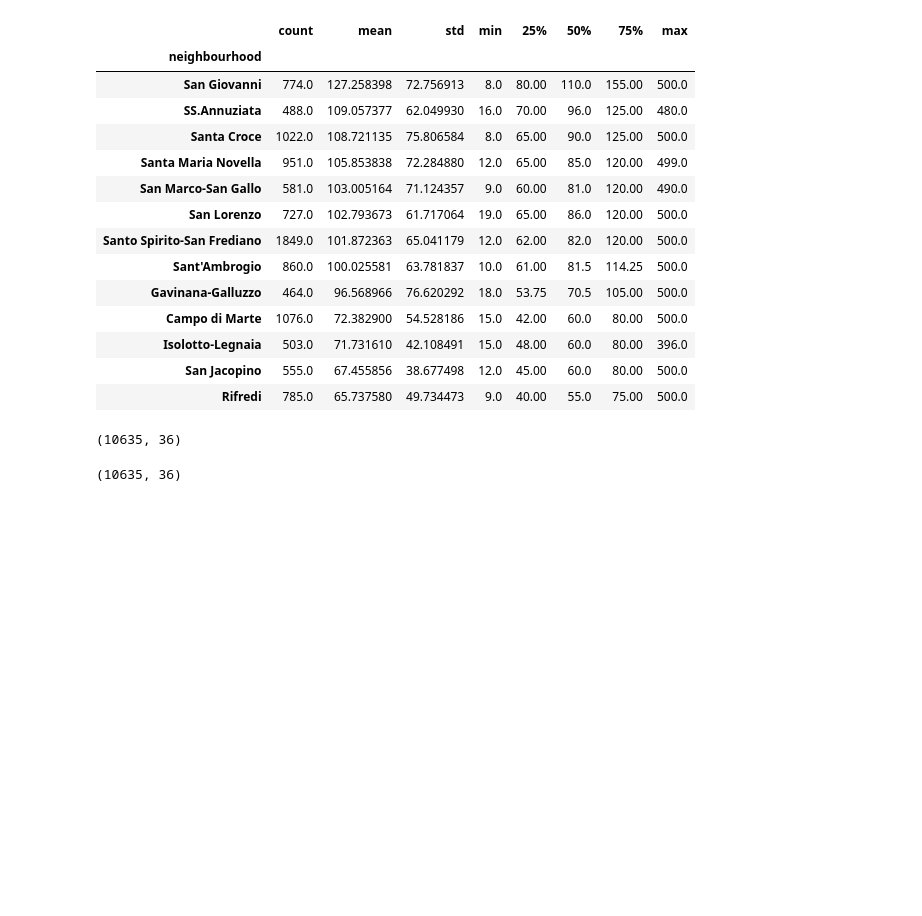
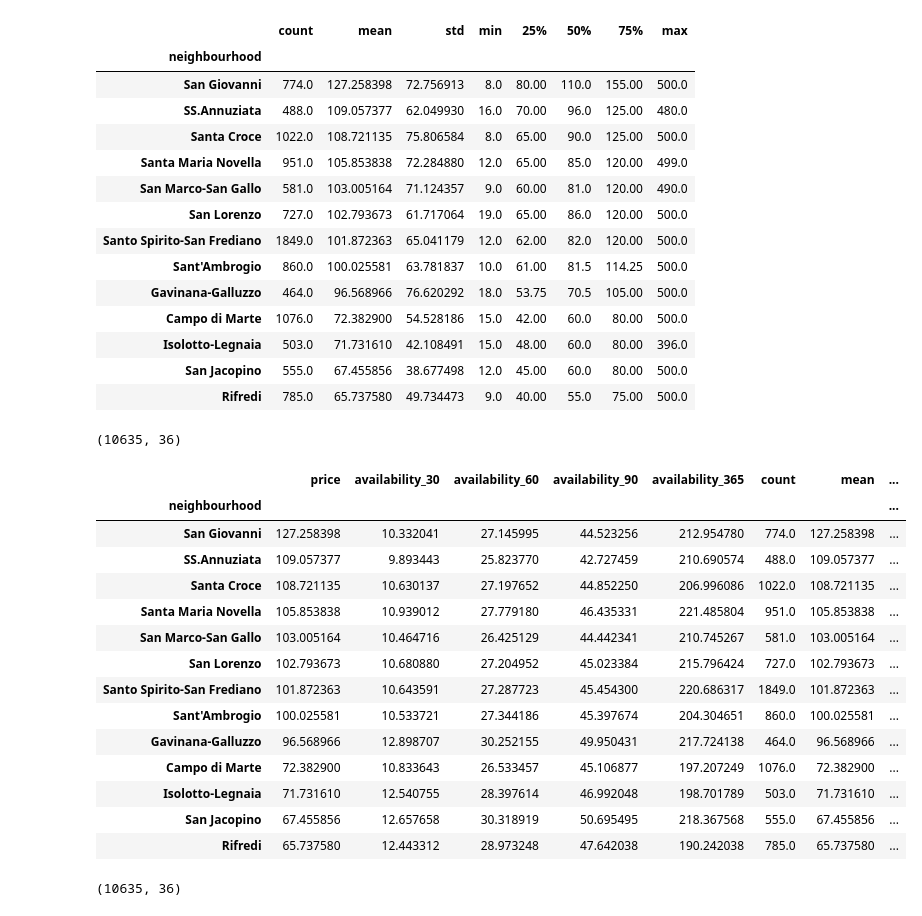
Before and after one commit to claudiocmp/airbnb_florence, a Jupyter notebook: florence_listings.ipynb, the cells around one changed output. Cells and saved outputs as stored; diff of their text form; code cells hidden in the pictures; blank space fills up the shorter version.

```diff
--- a/florence_listings.ipynb
+++ b/florence_listings.ipynb
@@ -802,6 +790,31 @@ zoned_gs['price'].describe().sort_values('mean', ascending=False)
 gdf_zoned.shape
 # %% [output]
 (10635, 36)
+# %%
+
+tmp = pd.merge(
+        gdf_zoned.groupby('neighbourhood')['price','availability_30', 'availability_60','availability_90', 'availability_365'].mean().sort_values('availability_30'),
+        zoned_gs['price'].describe().sort_values('mean', ascending=False),
+        left_index=True, right_index=True
+    )
+tmp['norm_price_per_day'] = (1-(tmp['availability_30']/30.))*tmp['price']
+tmp.sort_values('norm_price_per_day', ascending=False).drop(columns=['min','max','25%','50%','75%'])
+# %% [output]
+|  | price | availability_30 | availability_60 | availability_90 | availability_365 | count | mean | ... |
+| neighbourhood |  |  |  |  |  |  |  | ... |
+| San Giovanni | 127.258398 | 10.332041 | 27.145995 | 44.523256 | 212.954780 | 774.0 | 127.258398 | ... |
+| SS.Annuziata | 109.057377 | 9.893443 | 25.823770 | 42.727459 | 210.690574 | 488.0 | 109.057377 | ... |
+| Santa Croce | 108.721135 | 10.630137 | 27.197652 | 44.852250 | 206.996086 | 1022.0 | 108.721135 | ... |
+| Santa Maria Novella | 105.853838 | 10.939012 | 27.779180 | 46.435331 | 221.485804 | 951.0 | 105.853838 | ... |
+| San Marco-San Gallo | 103.005164 | 10.464716 | 26.425129 | 44.442341 | 210.745267 | 581.0 | 103.005164 | ... |
+| San Lorenzo | 102.793673 | 10.680880 | 27.204952 | 45.023384 | 215.796424 | 727.0 | 102.793673 | ... |
+| Santo Spirito-San Frediano | 101.872363 | 10.643591 | 27.287723 | 45.454300 | 220.686317 | 1849.0 | 101.872363 | ... |
+| Sant'Ambrogio | 100.025581 | 10.533721 | 27.344186 | 45.397674 | 204.304651 | 860.0 | 100.025581 | ... |
+| Gavinana-Galluzzo | 96.568966 | 12.898707 | 30.252155 | 49.950431 | 217.724138 | 464.0 | 96.568966 | ... |
+| Campo di Marte | 72.382900 | 10.833643 | 26.533457 | 45.106877 | 197.207249 | 1076.0 | 72.382900 | ... |
+| Isolotto-Legnaia | 71.731610 | 12.540755 | 28.397614 | 46.992048 | 198.701789 | 503.0 | 71.731610 | ... |
+| San Jacopino | 67.455856 | 12.657658 | 30.318919 | 50.695495 | 218.367568 | 555.0 | 67.455856 | ... |
+| Rifredi | 65.737580 | 12.443312 | 28.973248 | 47.642038 | 190.242038 | 785.0 | 65.737580 | ... |
 # %%
 df_kernel3 = gdf_zoned.copy()
 df_kernel3.shape
```
Also changed, not shown: parts of 7 cells of this notebook, 6 other files.
